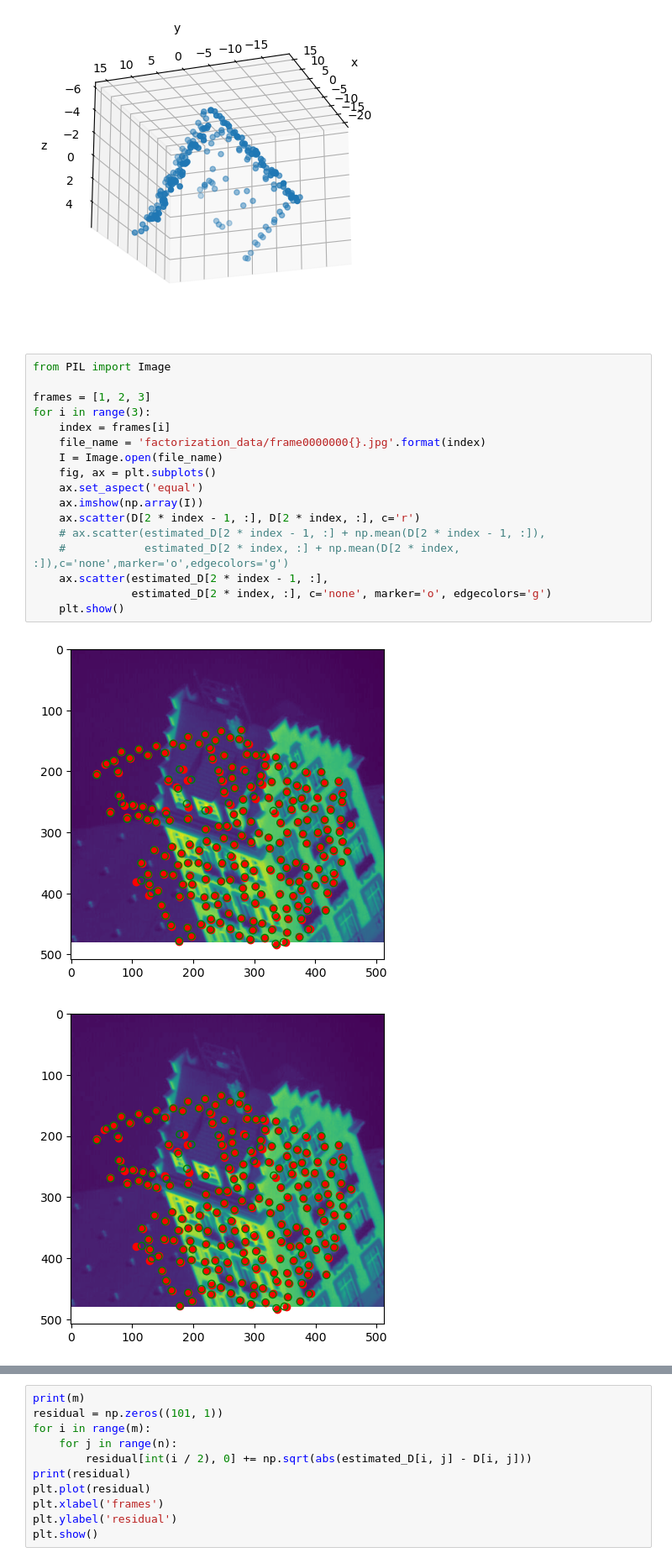
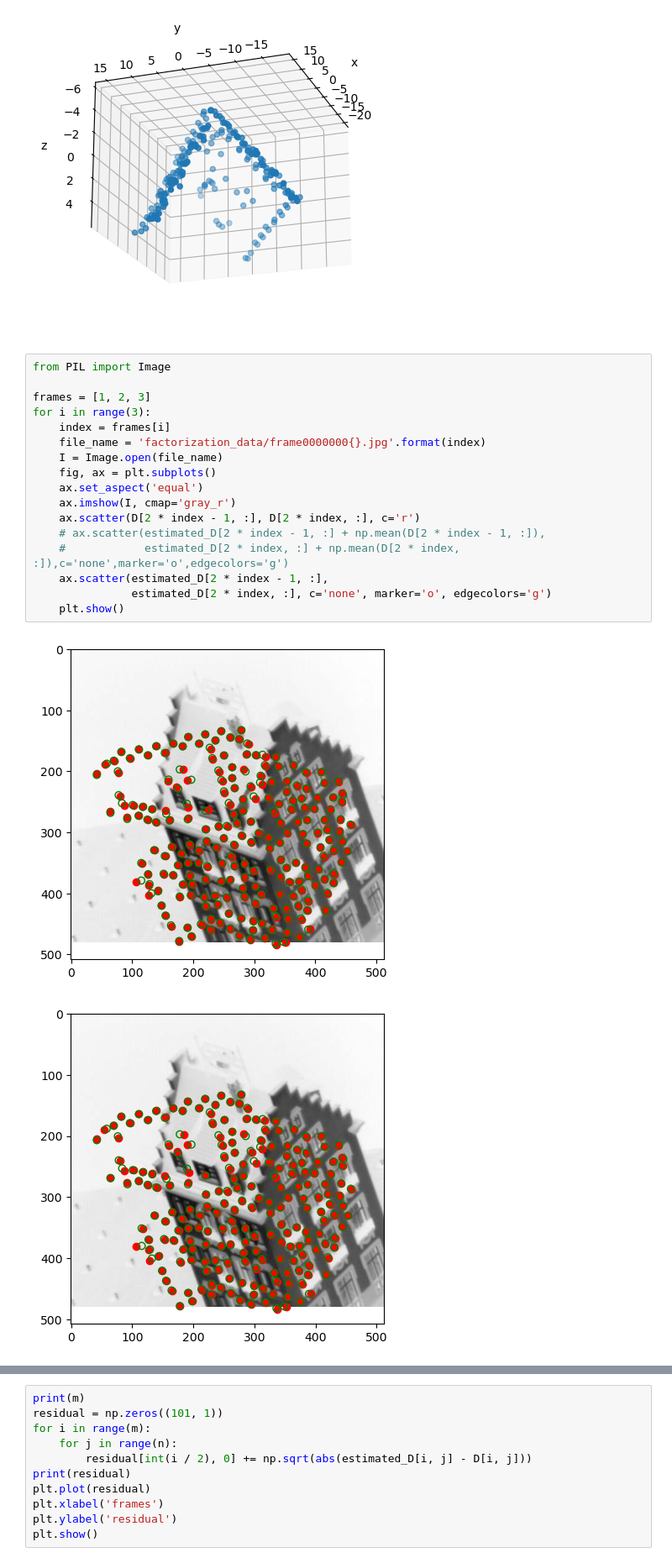
Before and after one commit to SawyerRen/ECE549, a Jupyter notebook: mp5/p1.ipynb, the cells around one changed output, grey strips where cells are left out. Shown: that part at 84% size. Saved outputs shown, nothing was run; the diff lists cells and outputs as text.

```diff
--- a/mp5/p1.ipynb
+++ b/mp5/p1.ipynb
@@ -58,20 +58,20 @@ plt.show()
 # %%
 from PIL import Image
 
 frames = [1, 2, 3]
 for i in range(3):
     index = frames[i]
     file_name = 'factorization_data/frame0000000{}.jpg'.format(index)
     I = Image.open(file_name)
     fig, ax = plt.subplots()
     ax.set_aspect('equal')
-    ax.imshow(np.array(I))
+    ax.imshow(I, cmap='gray_r')
     ax.scatter(D[2 * index - 1, :], D[2 * index, :], c='r')
     # ax.scatter(estimated_D[2 * index - 1, :] + np.mean(D[2 * index - 1, :]),
     #            estimated_D[2 * index, :] + np.mean(D[2 * index, :]),c='none',marker='o',edgecolors='g')
     ax.scatter(estimated_D[2 * index - 1, :],
                estimated_D[2 * index, :], c='none', marker='o', edgecolors='g')
     plt.show()
 # %% [output]
-[figure, old version]
+[figure, new version]
-[figure, old version]
+[figure, new version]
```
Also changed, not shown: parts of 1 cell of this notebook, 10 other files.
